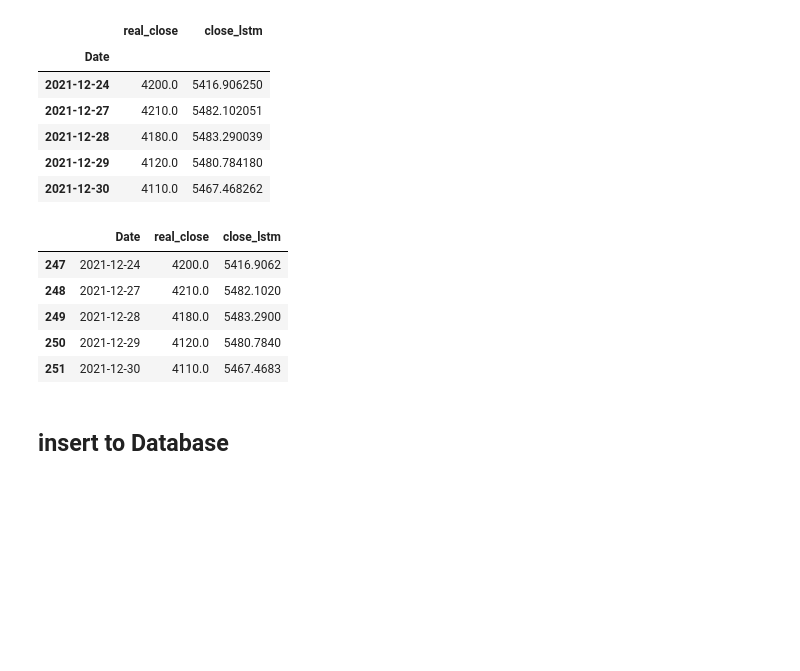
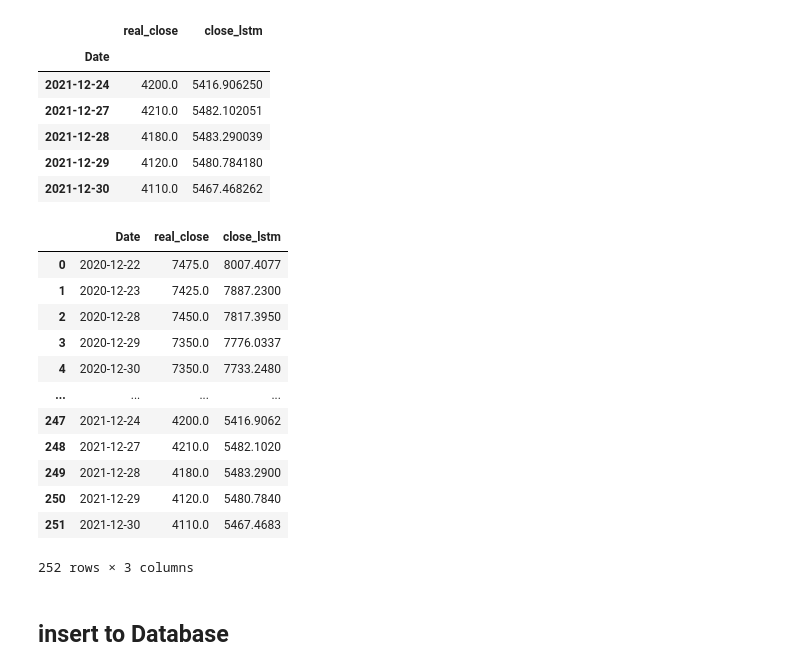
Before and after one commit to yoelagustinus/TugasAkhir, a Jupyter notebook: FINAL Codingan for TA/LSTM_MultiVariable.ipynb, the cells around one changed output. Cells and saved outputs as stored; diff of their text form; code cells hidden in the pictures; blank space fills up the shorter version.

```diff
--- a/FINAL Codingan for TA/LSTM_MultiVariable.ipynb
+++ b/FINAL Codingan for TA/LSTM_MultiVariable.ipynb
@@ -364,14 +364,21 @@ df_new_data.to_csv('../Datasets/dataset after prediction/'+symbol_dataset
 # %%
 read_new_data = pd.read_csv("../Datasets/dataset after prediction/"+symbol_dataset
                    +'_LSTM_'+ str(epochs) +'_'+ str(unit) + '.csv')
-read_new_data.tail()
+read_new_data
 # %% [output]
 |  | Date | real_close | close_lstm |
+| 0 | 2020-12-22 | 7475.0 | 8007.4077 |
+| 1 | 2020-12-23 | 7425.0 | 7887.2300 |
+| 2 | 2020-12-28 | 7450.0 | 7817.3950 |
+| 3 | 2020-12-29 | 7350.0 | 7776.0337 |
+| 4 | 2020-12-30 | 7350.0 | 7733.2480 |
+| ... | ... | ... | ... |
 | 247 | 2021-12-24 | 4200.0 | 5416.9062 |
 | 248 | 2021-12-27 | 4210.0 | 5482.1020 |
 | 249 | 2021-12-28 | 4180.0 | 5483.2900 |
 | 250 | 2021-12-29 | 4120.0 | 5480.7840 |
 | 251 | 2021-12-30 | 4110.0 | 5467.4683 |
+252 rows × 3 columns
 # %% [markdown]
 ## insert to Database
 # %%
```
Also changed, not shown: parts of 1 cell of this notebook.
